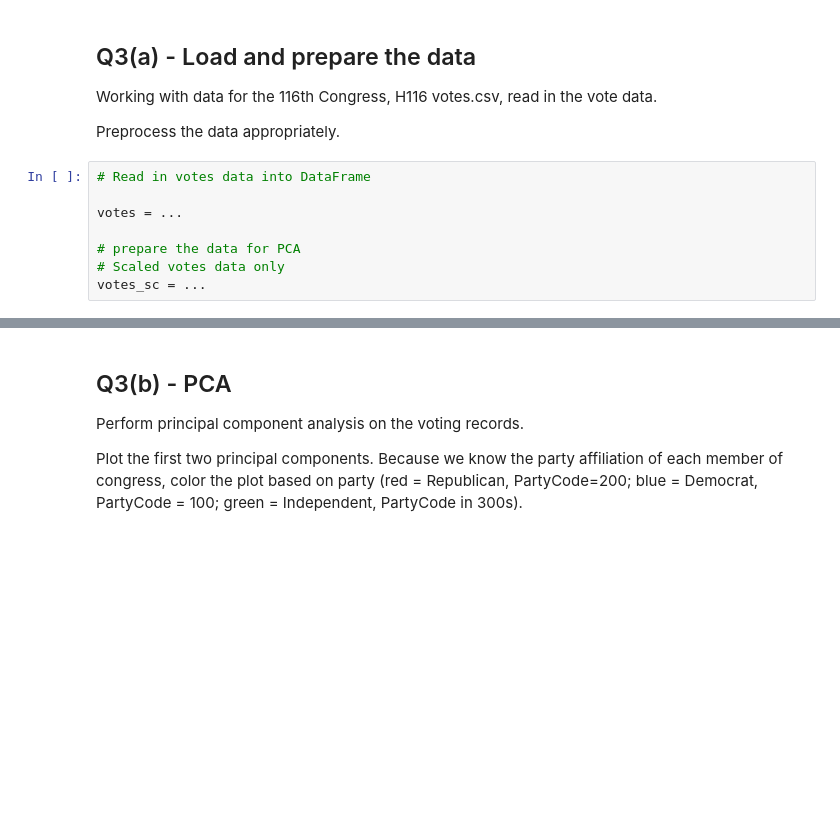
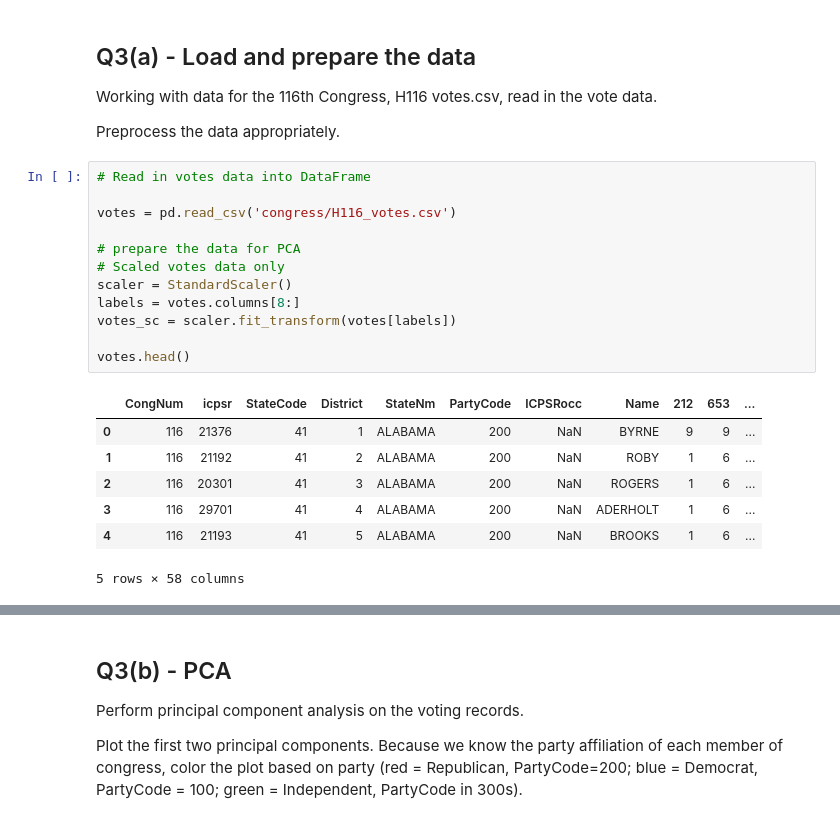
Before and after one commit to zecerman/CS4821, a Jupyter notebook: a3-4821/a3-4821.ipynb, the cells around one changed output, grey strips where cells are left out. Saved outputs shown, nothing was run; the diff lists cells and outputs as text; blank space fills up the shorter version.

```diff
--- a/a3-4821/a3-4821.ipynb
+++ b/a3-4821/a3-4821.ipynb
@@ -555,10 +557,22 @@ Preprocess the data appropriately.
 # %%
 # Read in votes data into DataFrame
 
-votes = ...
+votes = pd.read_csv('congress/H116_votes.csv')
 
 # prepare the data for PCA
 # Scaled votes data only
-votes_sc = ...
+scaler = StandardScaler()
+labels = votes.columns[8:]
+votes_sc = scaler.fit_transform(votes[labels])
+
+votes.head()
+# %% [output]
+|  | CongNum | icpsr | StateCode | District | StateNm | PartyCode | ICPSRocc | Name | 212 | 653 | ... |
+| 0 | 116 | 21376 | 41 | 1 | ALABAMA | 200 | NaN | BYRNE | 9 | 9 | ... |
+| 1 | 116 | 21192 | 41 | 2 | ALABAMA | 200 | NaN | ROBY | 1 | 6 | ... |
+| 2 | 116 | 20301 | 41 | 3 | ALABAMA | 200 | NaN | ROGERS | 1 | 6 | ... |
+| 3 | 116 | 29701 | 41 | 4 | ALABAMA | 200 | NaN | ADERHOLT | 1 | 6 | ... |
+| 4 | 116 | 21193 | 41 | 5 | ALABAMA | 200 | NaN | BROOKS | 1 | 6 | ... |
+5 rows × 58 columns
 # %%
 grader.check("q3a")
```
Also changed, not shown: parts of 9 cells of this notebook.
